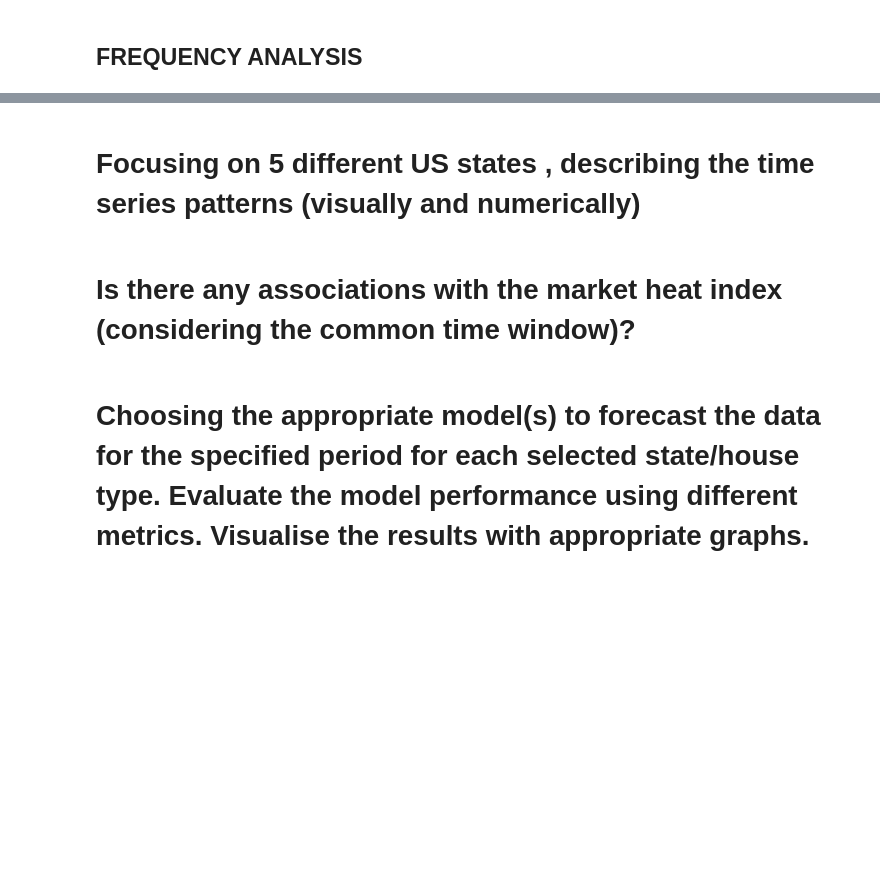
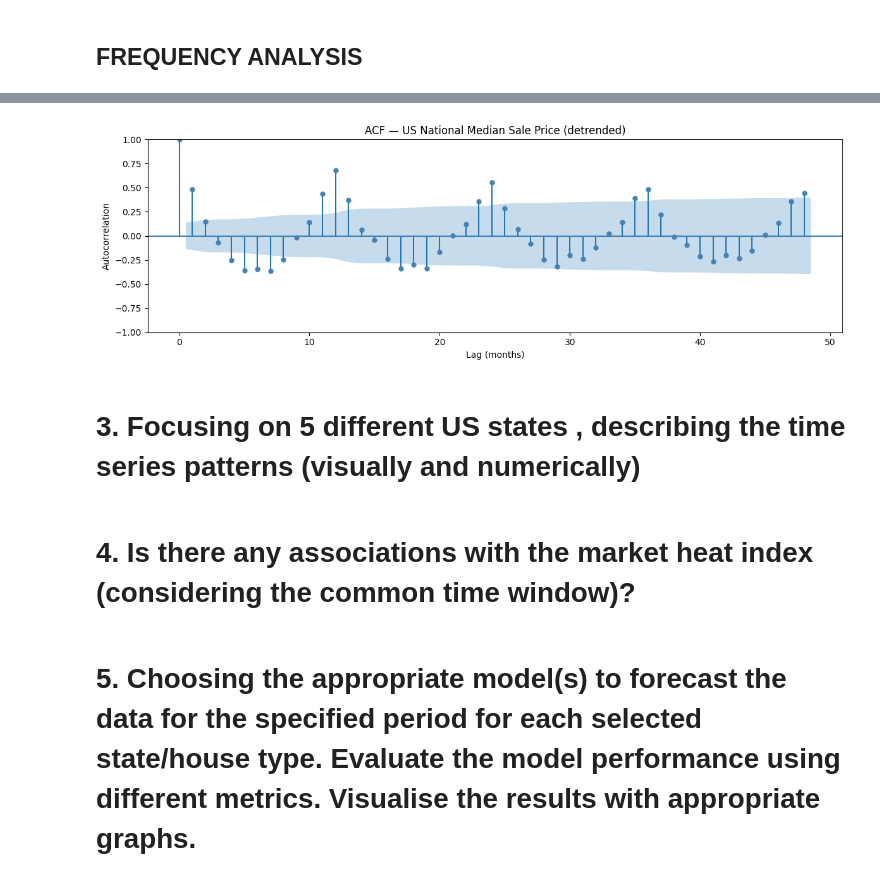
Before and after one commit to Onath/PropertyPriceForecasting, a Jupyter notebook: property_price_forecasting.ipynb, the cells around one changed output, grey strips where cells are left out. Drawn from its saved outputs; the diff is of its cells as text; code cells hidden in the pictures; blank space fills up the shorter version.

```diff
--- a/property_price_forecasting.ipynb
+++ b/property_price_forecasting.ipynb
@@ -823,6 +909,24 @@ plt.show()
+# %%
+from statsmodels.graphics.tsaplots import plot_acf
+import matplotlib.pyplot as plt
+
+fig, ax = plt.subplots(figsize=(12, 4))
+
+plot_acf(us_values_diff,
+         lags=48,
+         ax=ax,
+         color='steelblue',
+         title='ACF — US National Median Sale Price (detrended)')
+
+ax.set_xlabel('Lag (months)')
+ax.set_ylabel('Autocorrelation')
+plt.tight_layout()
+plt.show()
+# %% [output]
+[figure, added]
 # %% [markdown]
-# Focusing on 5 different US states , describing the time series patterns (visually and numerically)
+# 3. Focusing on 5 different US states , describing the time series patterns (visually and numerically)
 # %% [markdown]
-# Is there any associations with the market heat index (considering the common time window)?
+# 4. Is there any associations with the market heat index (considering the common time window)?
 # %% [markdown]
-# Choosing the appropriate model(s) to forecast the data for the specified period for each selected state/house type. Evaluate the model performance using different metrics. Visualise the results with appropriate graphs.
+# 5. Choosing the appropriate model(s) to forecast the data for the specified period for each selected state/house type. Evaluate the model performance using different metrics. Visualise the results with appropriate graphs.
```
Also changed, not shown: parts of 13 cells of this notebook.
